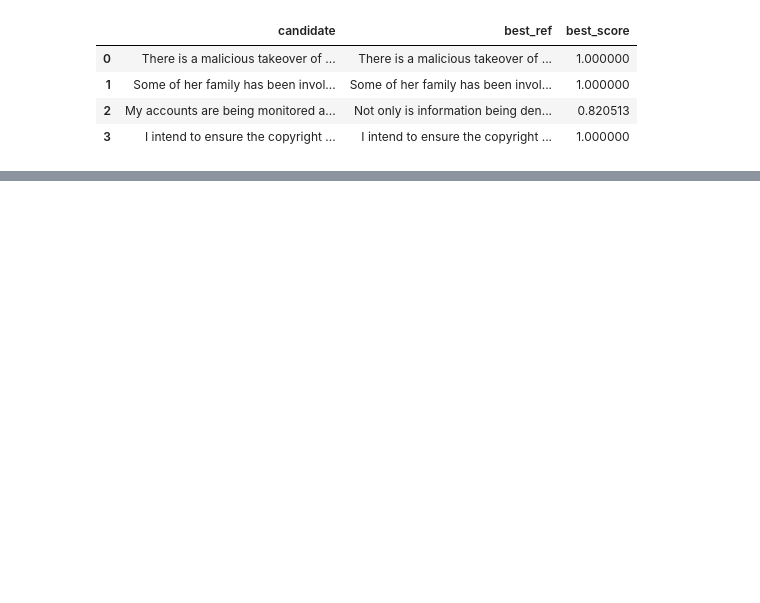
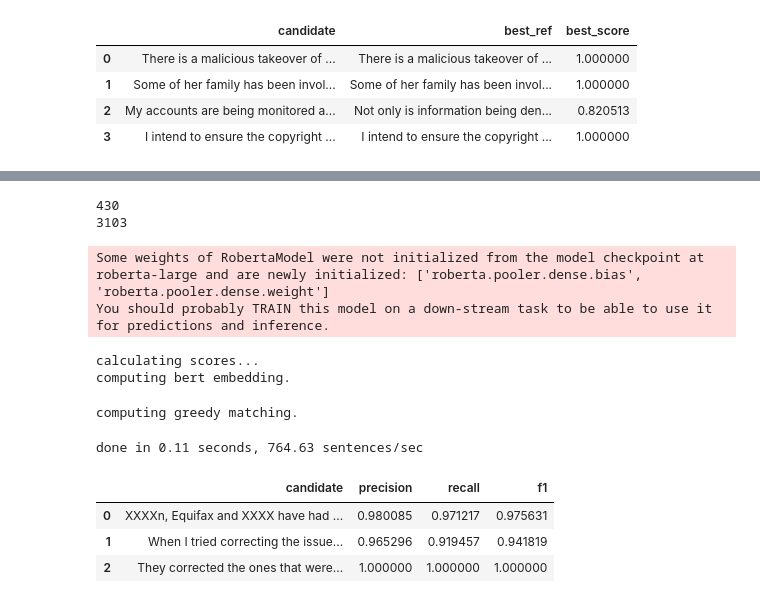
Before and after one commit to ndgigliotti/summ_hallu, a Jupyter notebook: notebooks/dev.ipynb, the cells around one changed output, grey strips where cells are left out. Saved outputs shown, nothing was run; the diff lists cells and outputs as text; code cells hidden in the pictures; blank space fills up the shorter version.

Commit message:
add basic bert score

```diff
--- a/notebooks/dev.ipynb
+++ b/notebooks/dev.ipynb
@@ -267,0 +267,28 @@ with pd.option_context("display.max_colwidth", 1000):
+# %%
+from bert_score import score
+
+def sent_bert(cand, ref, min_ref_len=3, token_pattern=r"\b\w\w+\b"):
+    cands = nltk.sent_tokenize(cand)
+    refs = nltk.sent_tokenize(ref)
+    refs = [r for r in refs if len(re.findall(token_pattern, r)) >= min_ref_len]
+    P, R, F1 = score(cands, [refs] * len(cands), lang="en", verbose=True)
+    return pd.DataFrame({"candidate": cands, "precision": P, "recall": R, "f1": F1})
+
+with pd.option_context("display.max_colwidth", 1000):
+    index = 9
+    print(len(summs[index]))
+    print(len(long_narr_samp[index]))
+    display(sent_bert(summs[index], long_narr_samp[index], min_ref_len=3))
+# %% [output]
+430
+3103
+Some weights of RobertaModel were not initialized from the model checkpoint at roberta-large and are newly initialized: ['roberta.pooler.dense.bias', 'roberta.pooler.dense.weight']
+You should probably TRAIN this model on a down-stream task to be able to use it for predictions and inference.
+calculating scores...
+computing bert embedding.
+computing greedy matching.
+done in 0.11 seconds, 764.63 sentences/sec
+|  | candidate | precision | recall | f1 |
+| 0 | XXXXn, Equifax and XXXX have had ... | 0.980085 | 0.971217 | 0.975631 |
+| 1 | When I tried correcting the issue... | 0.965296 | 0.919457 | 0.941819 |
+| 2 | They corrected the ones that were... | 1.000000 | 1.000000 | 1.000000 |
```
Also changed, not shown: parts of 2 cells of this notebook.
